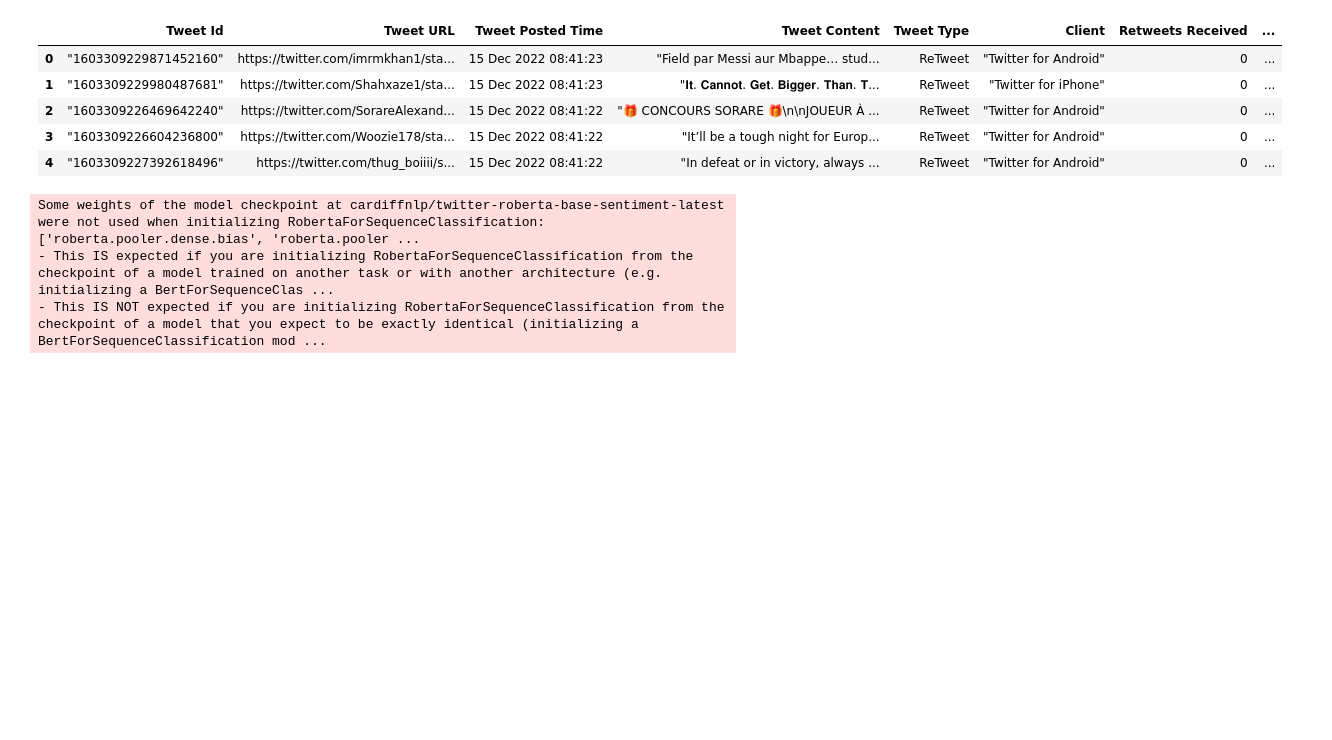
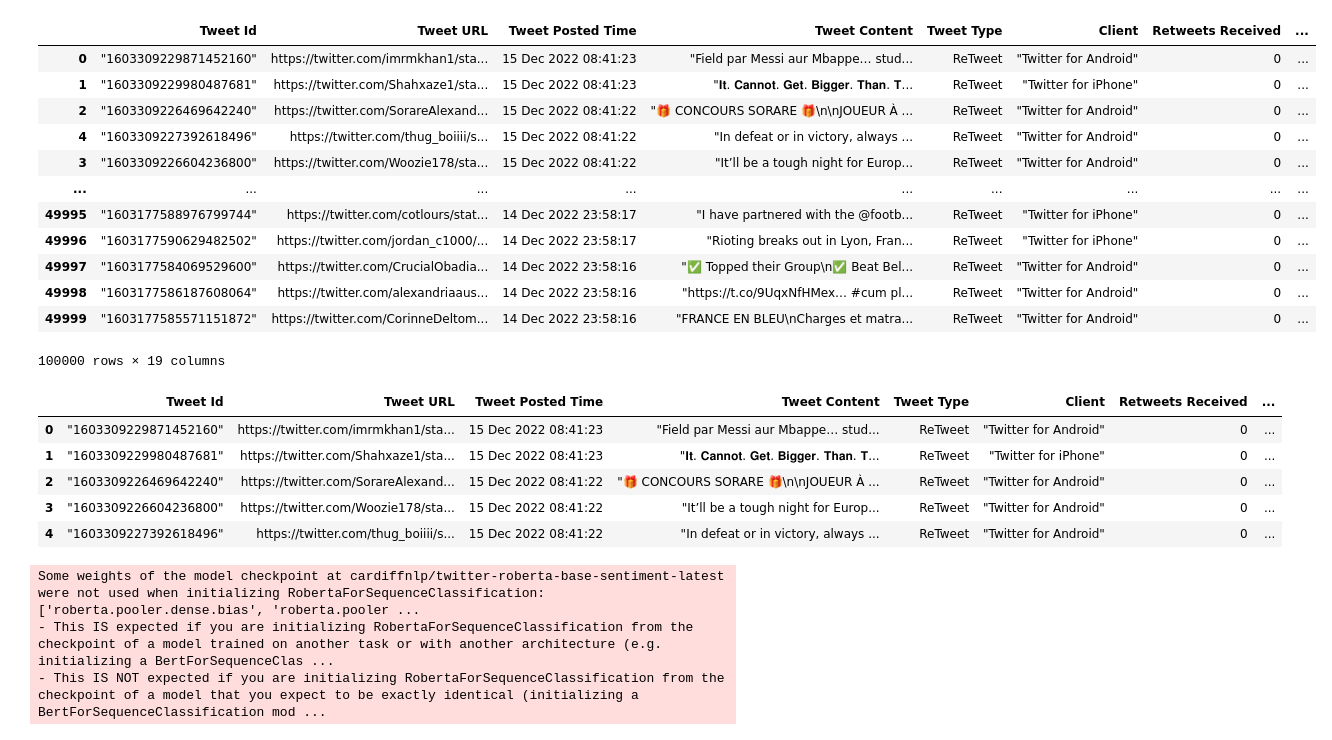
Before and after one commit to aryangarg794/JBI100, a Jupyter notebook: Notebook/sentiment_analysis.ipynb, the cells around one changed output. Cells and saved outputs as stored; diff of their text form; code cells hidden in the pictures; blank space fills up the shorter version.

```diff
--- a/Notebook/sentiment_analysis.ipynb
+++ b/Notebook/sentiment_analysis.ipynb
@@ -6,6 +6,22 @@ from transformers import AutoTokenizer, AutoModelForSequenceClassification, Auto
 df_tweets_01 = pd.read_csv('../Data/FIFA World Cup 2022 Twitter Dataset/tweets1.csv', delimiter=';')
 df_tweets_02 = pd.read_csv('../Data/FIFA World Cup 2022 Twitter Dataset/tweets2.csv', delimiter=';')
 df_tweets = pd.concat([df_tweets_01, df_tweets_02])
+# %%
+df_tweets.sort_values(by='Tweet Posted Time', ascending=False)
+# %% [output]
+|  | Tweet Id | Tweet URL | Tweet Posted Time | Tweet Content | Tweet Type | Client | Retweets Received | ... |
+| 0 | "1603309229871452160" | https://twitter.com/imrmkhan1/sta... | 15 Dec 2022 08:41:23 | "Field par Messi aur Mbappe… stud... | ReTweet | "Twitter for Android" | 0 | ... |
+| 1 | "1603309229980487681" | https://twitter.com/Shahxaze1/sta... | 15 Dec 2022 08:41:23 | "𝐈𝐭. 𝐂𝐚𝐧𝐧𝐨𝐭. 𝐆𝐞𝐭. 𝐁𝐢𝐠𝐠𝐞𝐫. 𝐓𝐡𝐚𝐧. 𝐓... | ReTweet | "Twitter for iPhone" | 0 | ... |
+| 2 | "1603309226469642240" | https://twitter.com/SorareAlexand... | 15 Dec 2022 08:41:22 | "🎁 CONCOURS SORARE 🎁\n\nJOUEUR À ... | ReTweet | "Twitter for Android" | 0 | ... |
+| 4 | "1603309227392618496" | https://twitter.com/thug_boiiii/s... | 15 Dec 2022 08:41:22 | "In defeat or in victory, always ... | ReTweet | "Twitter for Android" | 0 | ... |
+| 3 | "1603309226604236800" | https://twitter.com/Woozie178/sta... | 15 Dec 2022 08:41:22 | "It’ll be a tough night for Europ... | ReTweet | "Twitter for Android" | 0 | ... |
+| ... | ... | ... | ... | ... | ... | ... | ... | ... |
+| 49995 | "1603177588976799744" | https://twitter.com/cotlours/stat... | 14 Dec 2022 23:58:17 | "I have partnered with the @footb... | ReTweet | "Twitter for iPhone" | 0 | ... |
+| 49996 | "1603177590629482502" | https://twitter.com/jordan_c1000/... | 14 Dec 2022 23:58:17 | "Rioting breaks out in Lyon, Fran... | ReTweet | "Twitter for iPhone" | 0 | ... |
+| 49997 | "1603177584069529600" | https://twitter.com/CrucialObadia... | 14 Dec 2022 23:58:16 | "✅ Topped their Group\n✅ Beat Bel... | ReTweet | "Twitter for Android" | 0 | ... |
+| 49998 | "1603177586187608064" | https://twitter.com/alexandriaaus... | 14 Dec 2022 23:58:16 | "https://t.co/9UqxNfHMex… #cum pl... | ReTweet | "Twitter for Android" | 0 | ... |
+| 49999 | "1603177585571151872" | https://twitter.com/CorinneDeltom... | 14 Dec 2022 23:58:16 | "FRANCE EN BLEU\nCharges et matra... | ReTweet | "Twitter for Android" | 0 | ... |
+100000 rows × 19 columns
 # %%
 df_tweets.head()
 # %% [output]
```
Also changed, not shown: 8 other files.
